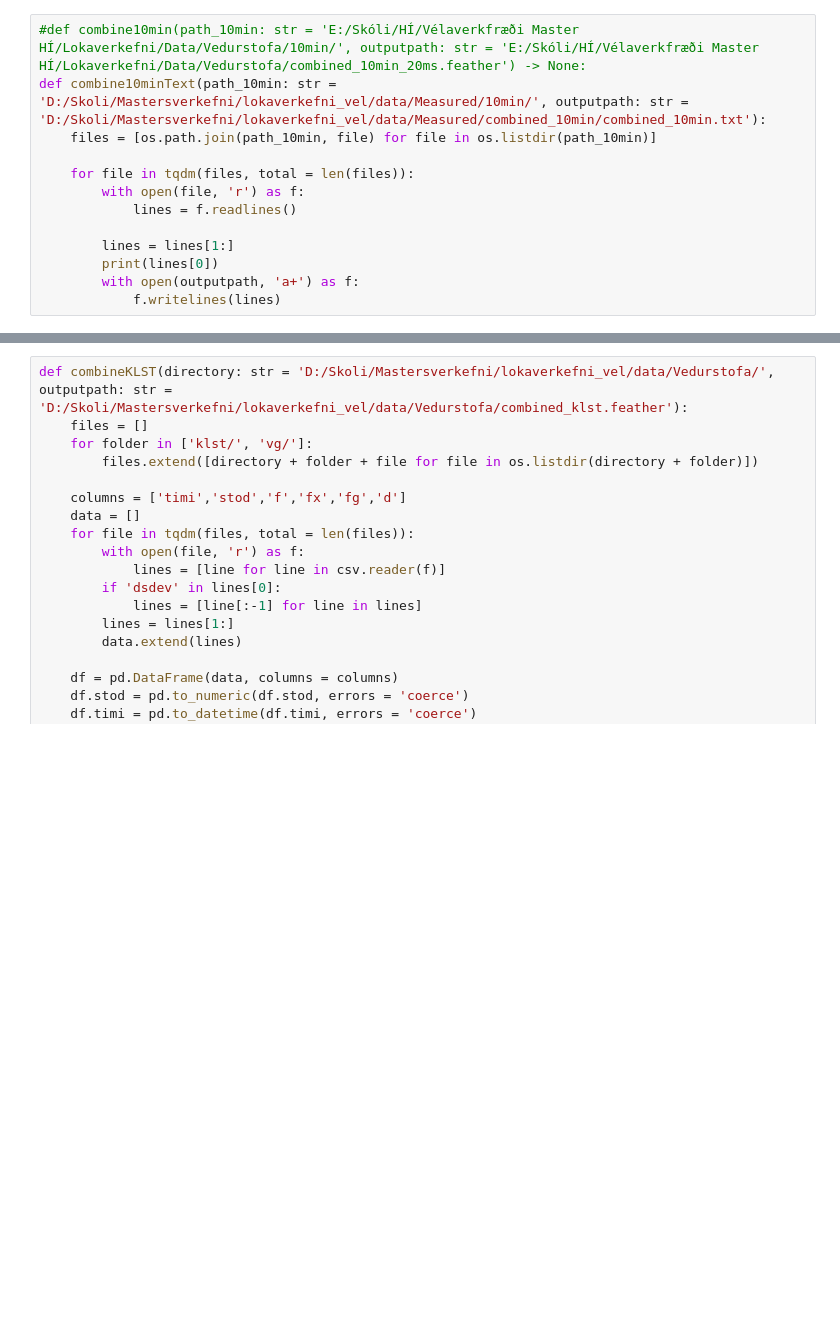
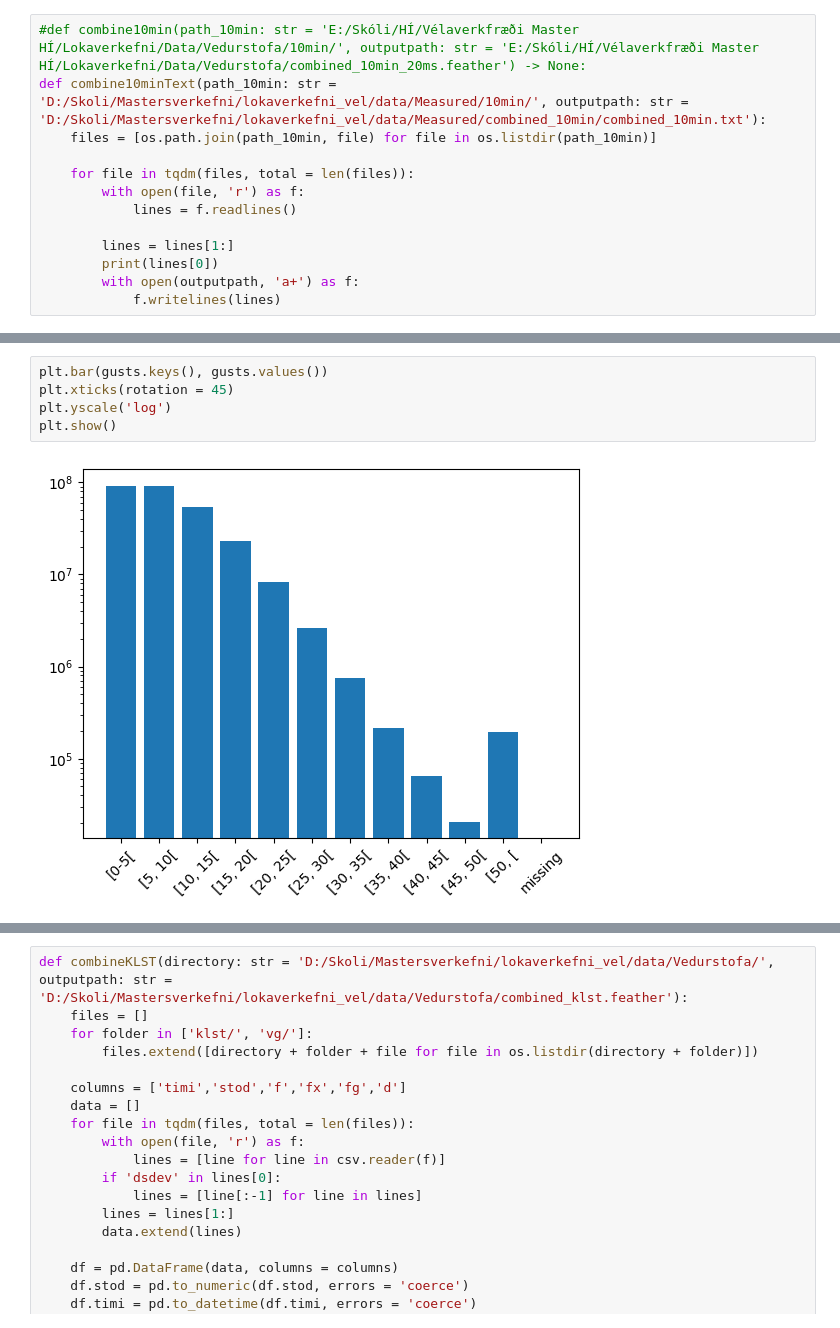
Before and after one commit to BrynjarGeir/lokaverkefni_vel, a Jupyter notebook: code/process_data/filterMeasurements.ipynb, the cells around one changed output, grey strips where cells are left out. Saved outputs shown, nothing was run; the diff lists cells and outputs as text; blank space fills up the shorter version.

```diff
--- a/code/process_data/filterMeasurements.ipynb
+++ b/code/process_data/filterMeasurements.ipynb
@@ -105,0 +279,7 @@ def convertTimiF_Combined10min_toFeather(text_path: str = 'D:/Skoli/Mastersverke
+# %%
+plt.bar(gusts.keys(), gusts.values())
+plt.xticks(rotation = 45)
+plt.yscale('log')
+plt.show()
+# %% [output]
+[figure, added]
```
Also changed, not shown: parts of 23 cells of this notebook.
